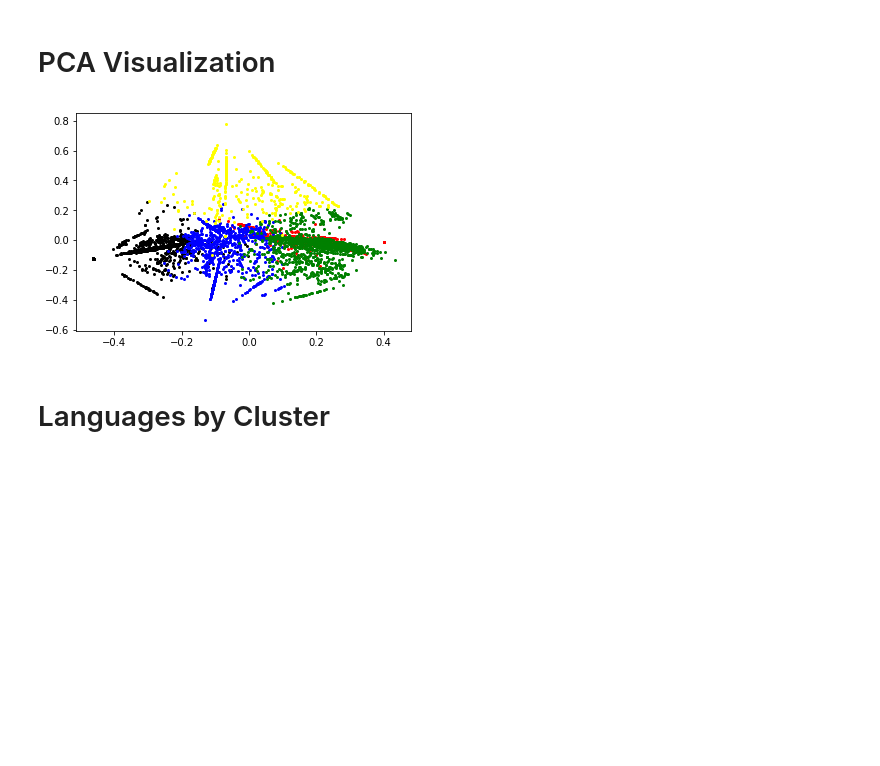
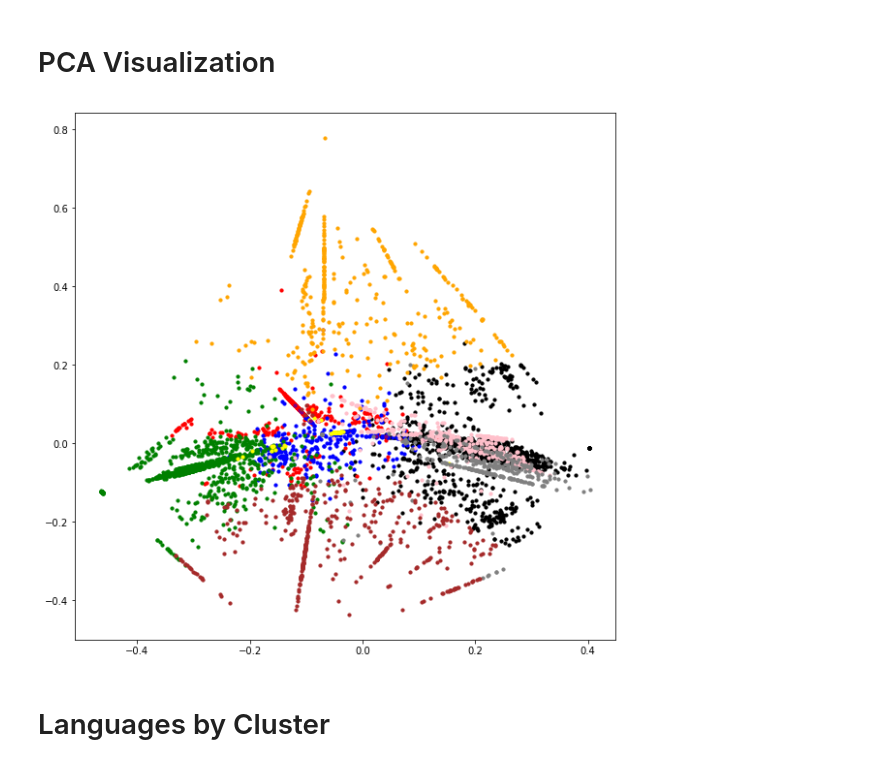
Before and after one commit to lpang36/GitHubDataAnalysis, a Jupyter notebook: Working Notebook.ipynb, the cells around one changed output. Saved outputs shown, nothing was run; the diff lists cells and outputs as text; code cells hidden in the pictures; blank space fills up the shorter version.

Commit message:
work on language visualization

```diff
--- a/Working Notebook.ipynb
+++ b/Working Notebook.ipynb
@@ -1,19 +1,31 @@
 # %% [markdown]
 # Acquiring Data From BigQuery #
 # %%
-from google.cloud import bigquery
-client = bigquery.Client()
+import os
+import pandas
+import numpy as np
+import pickle
 
-QUERY = """
-        SELECT repo_name, language
-        FROM `bigquery-public-data.github_repos.languages`
-        LIMIT 50000
-        """
+if os.path.exists('./data/raw'):
+    with open('./data/raw','rb') as file:
+        rows = pickle.load(file)
+else:
+    from google.cloud import bigquery
+    client = bigquery.Client()
 
-query_job = client.query(QUERY)
+    QUERY = """
+            SELECT repo_name, language
+            FROM `bigquery-public-data.github_repos.languages`
+            LIMIT 50000
+            """
 
-iterator = query_job.result(timeout=30)
-rows = list(iterator)
+    query_job = client.query(QUERY)
+
+    iterator = query_job.result(timeout=30)
+    rows = list(iterator)
+
+    with open('./data/raw','wb') as file:
+        pickle.dump(rows,file,-1)
 
 for i in range(10):
     for j in rows[i].language:
@@ -65,7 +74,7 @@ for i,row in enumerate(rows):
 # %%
 from sklearn.cluster import KMeans
 
-n_clusters = 5
+n_clusters = 10
 km = KMeans(n_clusters=n_clusters)
 km.fit(mat)
 print km.labels_
@@ -94,20 +105,22 @@ print pca.singular_values_
 # PCA Visualization #
 # %%
 from matplotlib import pyplot as plt
+import matplotlib as mpl
 from mpl_toolkits.mplot3d import Axes3D
 import random
 %matplotlib inline
+mpl.rcParams['figure.figsize'] = (10,10)
 
 colors = ['black','red','blue','green','yellow','purple','pink','orange','gray','brown']
 clusters = []
 transformed = np.concatenate((transformed,np.reshape(np.array(km.labels_),(-1,1))),1)
 for i in range(n_clusters):
     cluster = transformed[transformed[:,2]==i]
     clusters.append(cluster)
     smpl = np.asarray(random.sample(cluster,np.shape(cluster)[0]/10))
-    plt.scatter(smpl[:,0],smpl[:,1],color=colors[i],s=4)
+    plt.scatter(smpl[:,0],smpl[:,1],color=colors[i],s=10)
 # %% [output]
-[figure, old version]
+[figure, new version]
 # %% [markdown]
 # Languages by Cluster #
 # %%
```
Also changed, not shown: parts of 7 cells of this notebook, 1 other file.
